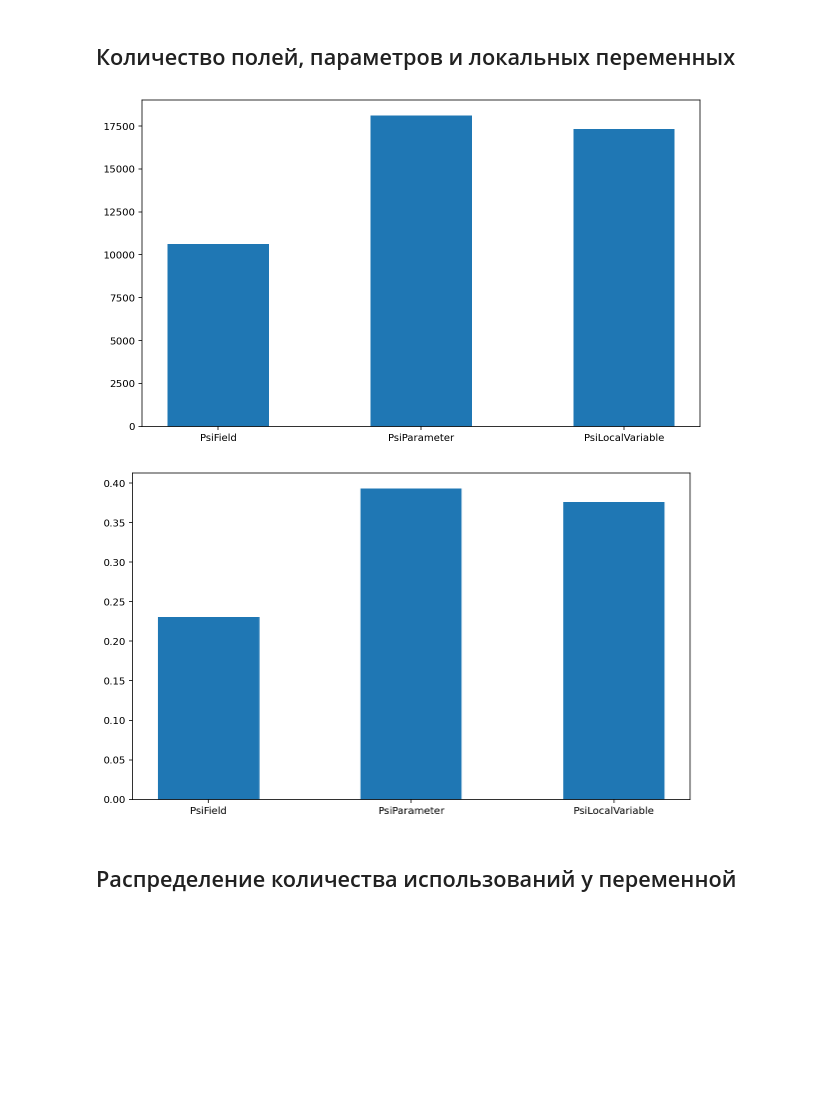
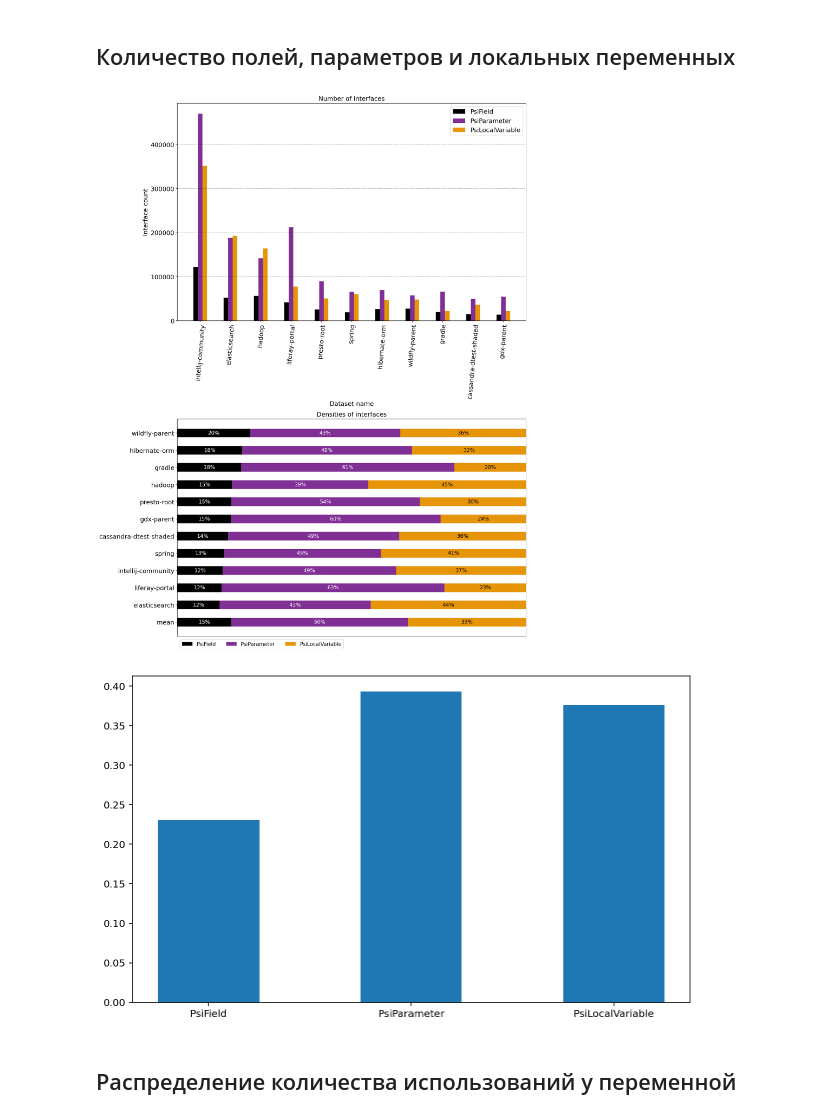
Before and after one commit to davidenkoim/ide-plugin, a Jupyter notebook: transformer/datasetStatistics.ipynb, the cells around one changed output. Drawn from its saved outputs; the diff is of its cells as text; code cells hidden in the pictures; blank space fills up the shorter version.

```diff
--- a/transformer/datasetStatistics.ipynb
+++ b/transformer/datasetStatistics.ipynb
@@ -21,11 +23,8 @@ stats_path = r"C:\Users\Igor\IdeaProjects\ide-plugin\build\idea-sandbox\system\d
 # %%
 def read_files(path, postfix='_dataset.json'):
-    res = {}
-    for file in os.listdir(path):
-        file = os.path.join(path, file)
-        if os.path.isfile(file) & file.endswith(postfix):
-            res.update(read_json(file))
-    return res
+    files = list(filter(lambda p: os.path.isfile(p) and p.endswith(postfix),
+                        map(lambda f: os.path.join(path, f), os.listdir(path))
+                       ))
+    return {os.path.relpath(file, path).replace(postfix, ""): read_json(file) for file in files}
 
 dataset = read_files(dataset_path)
-file_stats = read_files(stats_path, postfix='_stats.json')
@@ -52 +35,4 @@ next(iter(dataset.items()))
+# %%
+file_stats = read_files(stats_path, postfix='_stats.json')
+file_stats = {k: list(v.values()) for k, v in file_stats.items()}
 # %%
@@ -61,2 +52,11 @@ for file_vars in dataset.values():
 # %% [markdown]
 ## Количество полей, параметров и локальных переменных
+# %%
+import matplotlib.pylab as pylab
+params = {'legend.fontsize': 'x-large',
+          'figure.figsize': (14, 6),
+         'axes.labelsize': 'x-large',
+         'axes.titlesize':'x-large',
+         'xtick.labelsize':'x-large',
+         'ytick.labelsize':'x-large'}
+pylab.rcParams.update(params)
@@ -63,13 +120,30 @@ for file_vars in dataset.values():
+# %%
+def explore_var_interfaces(dataset_stats):
+    length = len(dataset_stats)
+    x_labels = np.array(list(dataset_stats.keys()))
+    labels = ['PsiField', 'PsiParameter', 'PsiLocalVariable']#, 'PsiEnumConstant', 'PsiResourceVariable']
+
+    n_labels = len(labels)
+    data = np.empty((length, n_labels))
+    for i, d in enumerate(x_labels):
+        counter = Counter(dataset_stats[d].variable_stats)
+        data[i] = [counter[l] if l in counter else 0 for l in labels]
+
+    # Set plot parameters
+    fig, ax = plt.subplots(figsize=(14, 18), nrows=2)
+    plot_counts(ax[0], x_labels, labels, data)
+    plot_densities(ax[1], x_labels, labels, data)
+    fig.tight_layout()
+    plt.show()
+# %%
+explore_var_interfaces(dataset_stats)
+# %% [output]
+[figure, added]
 # %%
-plt.subplots(figsize=(10, 6))
-counts = plt.hist(variable_stats, bins=3, range=(0,3), rwidth=0.5, align='left')[0]
+# plt.subplots(figsize=(10, 6))
+# plt.hist(variable_stats, bins=3, range=(0,3), rwidth=0.5, align='left', density=True)
+# plt.show()
 # %% [output]
-[figure, old version]
+[figure, new version]
-# %%
-plt.subplots(figsize=(10, 6))
-plt.hist(variable_stats, bins=3, range=(0,3), rwidth=0.5, align='left', density=True)
-plt.show()
-# %% [output]
-[figure, removed]
 # %% [markdown]
 ## Распределение количества использований у переменной
```
Also changed, not shown: parts of 18 cells of this notebook.
